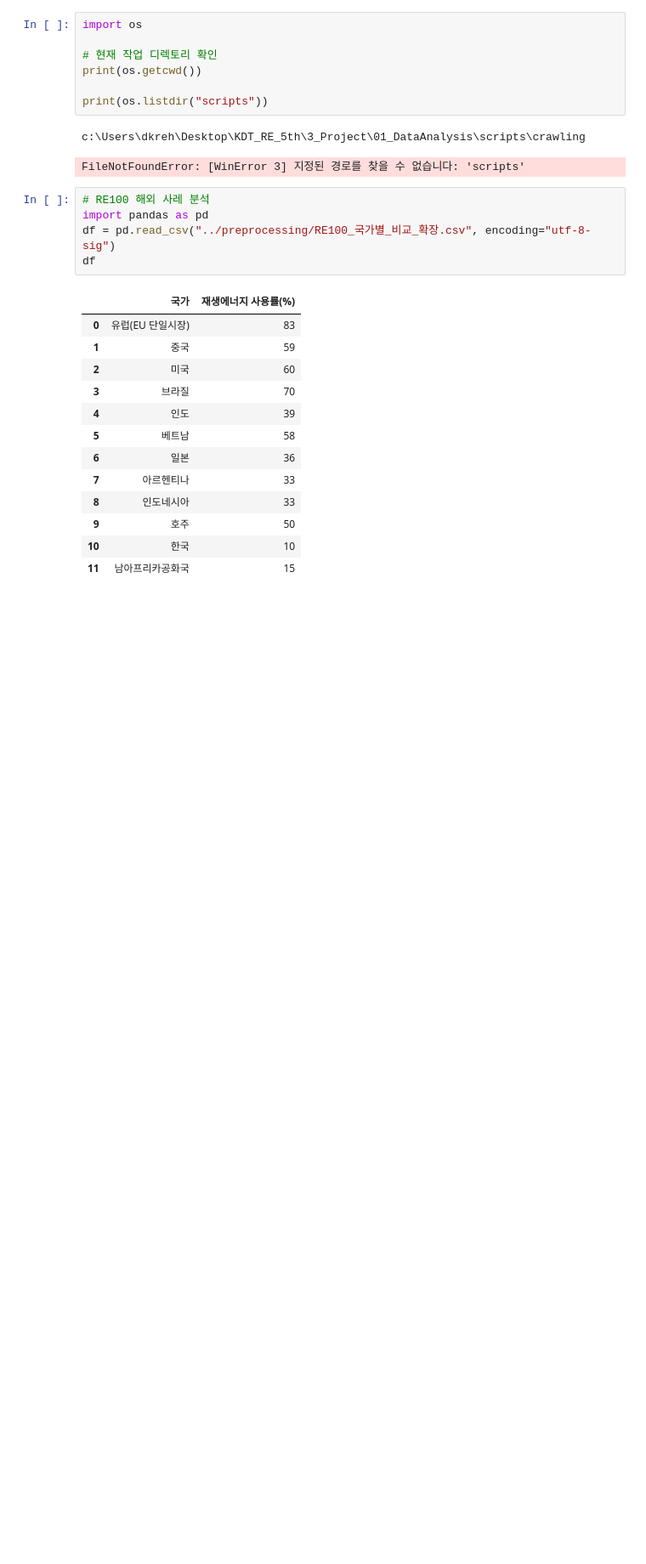
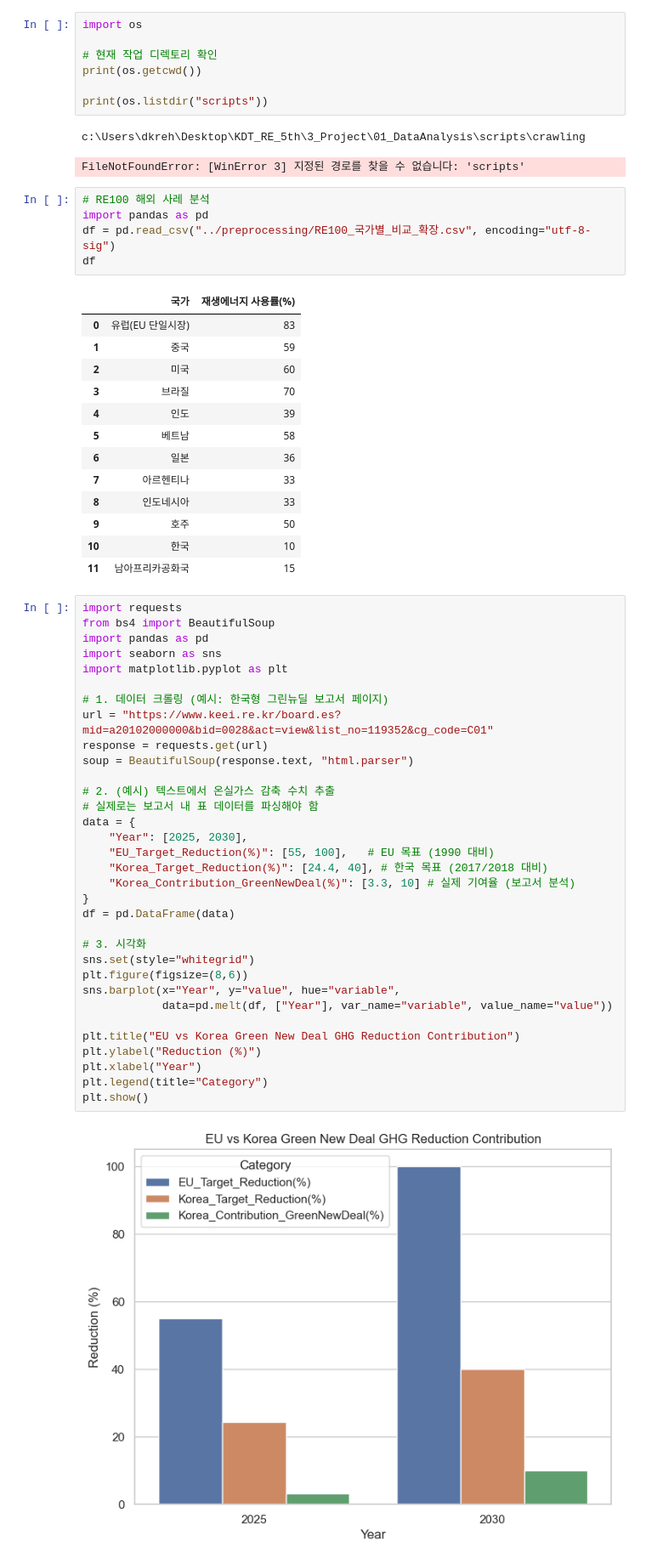
Before and after one commit to kimwjdhyun/KDT_RE_5th_Project, a Jupyter notebook: 01_DataAnalysis/scripts/crawling/web_crawl.ipynb, the cells around one changed output. Shown: that part at 85% size. Saved outputs shown, nothing was run; the diff lists cells and outputs as text; blank space fills up the shorter version.

```diff
--- a/01_DataAnalysis/scripts/crawling/web_crawl.ipynb
+++ b/01_DataAnalysis/scripts/crawling/web_crawl.ipynb
@@ -126,3 +126,38 @@ df
 | 9 | 호주 | 50 |
 | 10 | 한국 | 10 |
 | 11 | 남아프리카공화국 | 15 |
+# %%
+import requests
+from bs4 import BeautifulSoup
+import pandas as pd
+import seaborn as sns
+import matplotlib.pyplot as plt
+
+# 1. 데이터 크롤링 (예시: 한국형 그린뉴딜 보고서 페이지)
+url = "https://www.keei.re.kr/board.es?mid=a20102000000&bid=0028&act=view&list_no=119352&cg_code=C01"
+response = requests.get(url)
+soup = BeautifulSoup(response.text, "html.parser")
+
+# 2. (예시) 텍스트에서 온실가스 감축 수치 추출
+# 실제로는 보고서 내 표 데이터를 파싱해야 함
+data = {
+    "Year": [2025, 2030],
+    "EU_Target_Reduction(%)": [55, 100],   # EU 목표 (1990 대비)
+    "Korea_Target_Reduction(%)": [24.4, 40], # 한국 목표 (2017/2018 대비)
+    "Korea_Contribution_GreenNewDeal(%)": [3.3, 10] # 실제 기여율 (보고서 분석)
+}
+df = pd.DataFrame(data)
+
+# 3. 시각화
+sns.set(style="whitegrid")
+plt.figure(figsize=(8,6))
+sns.barplot(x="Year", y="value", hue="variable",
+            data=pd.melt(df, ["Year"], var_name="variable", value_name="value"))
+
+plt.title("EU vs Korea Green New Deal GHG Reduction Contribution")
+plt.ylabel("Reduction (%)")
+plt.xlabel("Year")
+plt.legend(title="Category")
+plt.show()
+# %% [output]
+[figure, added]
```
Also changed, not shown: 4 other files.
